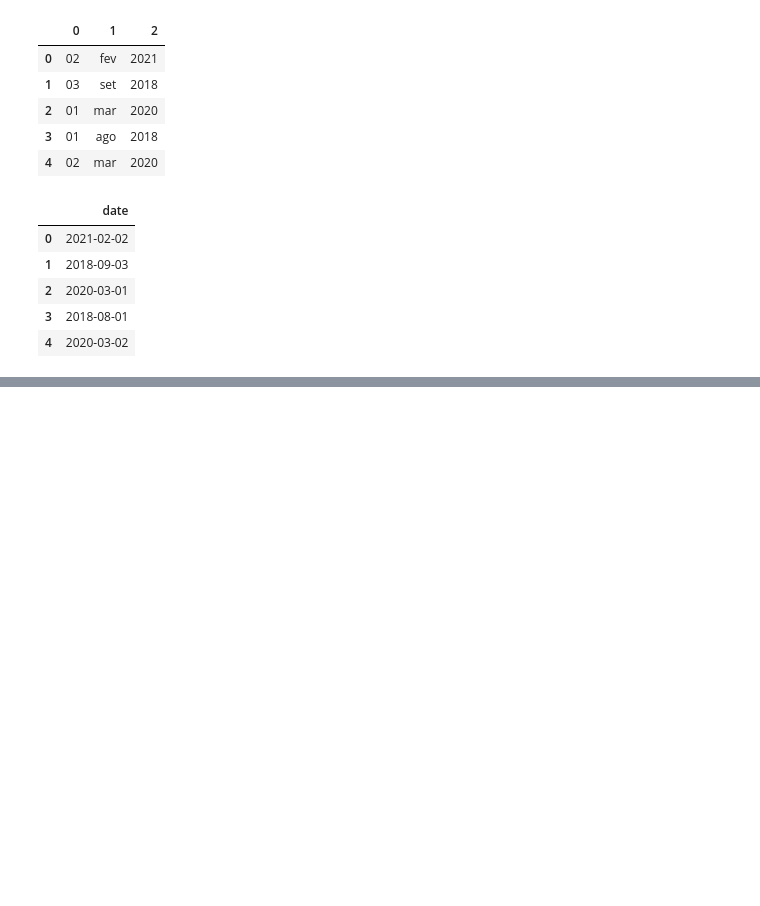
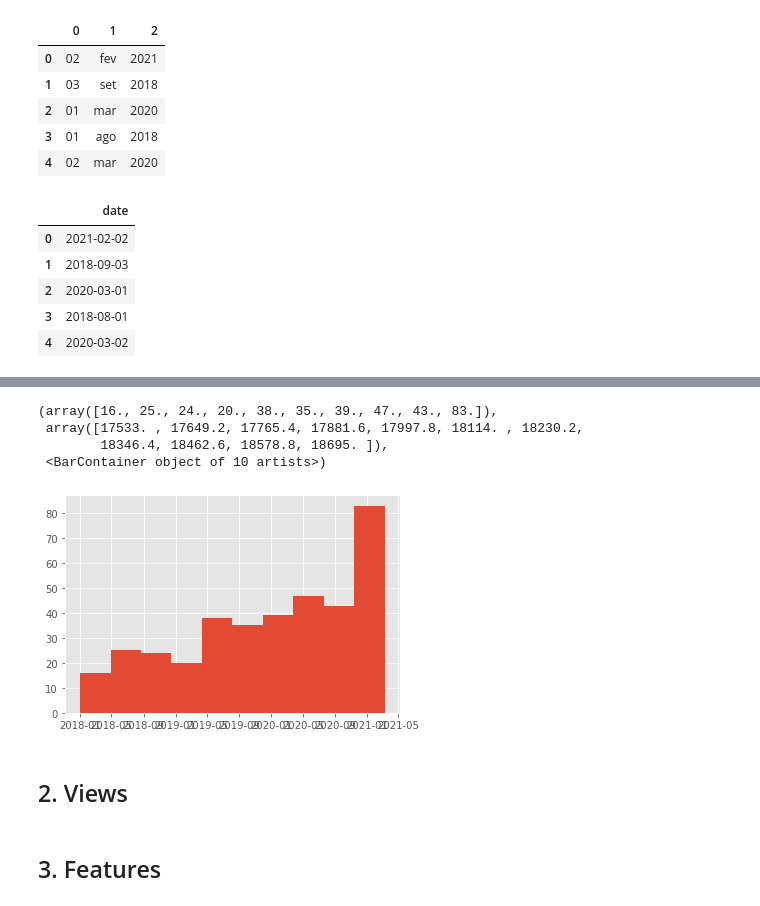
Before and after one commit to Angelicogfa/EstudoDataScienceAvancado, a Jupyter notebook: Modulo - 01/03-preparacao_modelo.ipynb, the cells around one changed output, grey strips where cells are left out. Drawn from its saved outputs; the diff is of its cells as text; code cells hidden in the pictures; blank space fills up the shorter version.

```diff
--- a/Modulo - 01/03-preparacao_modelo.ipynb
+++ b/Modulo - 01/03-preparacao_modelo.ipynb
@@ -129,0 +143,15 @@ df_limpo.head(5)
+# %%
+indexs = df_limpo['date'].loc[df_limpo['date'].dt.year < 2018].index.values
+# %%
+df_limpo.drop(index=indexs, axis='rows', inplace=True)
+df.drop(index=indexs, axis='rows', inplace=True)
+# %%
+plt.hist(df_limpo['date'])
+# %% [output]
+(array([16., 25., 24., 20., 38., 35., 39., 47., 43., 83.]),
+ array([17533. , 17649.2, 17765.4, 17881.6, 17997.8, 18114. , 18230.2,
+        18346.4, 18462.6, 18578.8, 18695. ]),
+ <BarContainer object of 10 artists>)
+[figure, added]
+# %% [markdown]
+## 2. Views
@@ -129,0 +160,2 @@ df_limpo.head(5)
+# %% [markdown]
+## 3. Features
```
Also changed, not shown: parts of 28 cells of this notebook, 5 other files.
